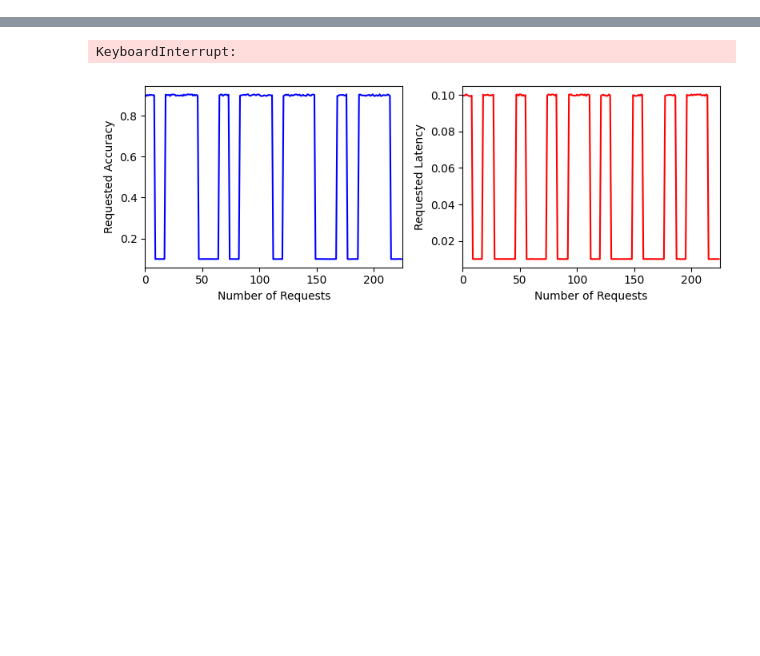
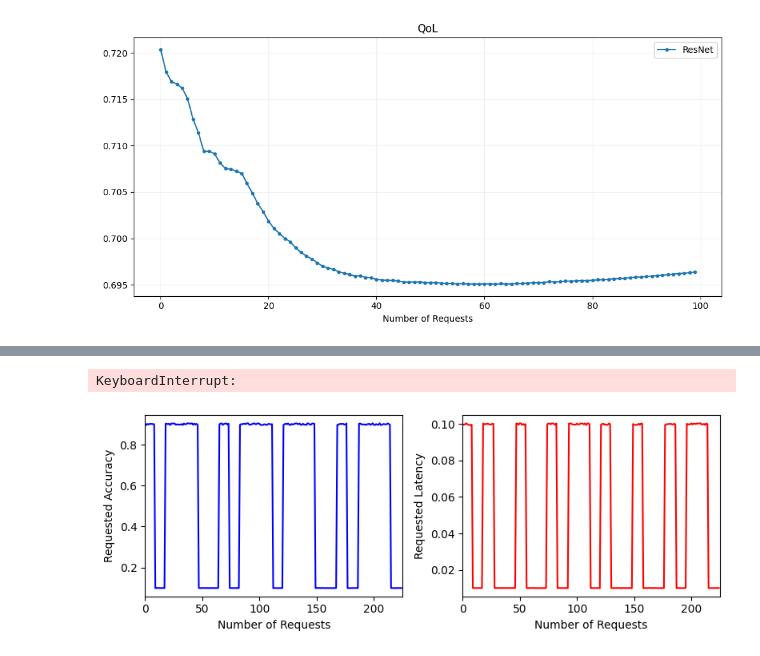
Before and after one commit to Data-to-Insight-Center/ckn-edge, a Jupyter notebook: scratch.ipynb, the cells around one changed output, grey strips where cells are left out. Saved outputs shown, nothing was run; the diff lists cells and outputs as text; code cells hidden in the pictures; blank space fills up the shorter version.

```diff
--- a/scratch.ipynb
+++ b/scratch.ipynb
@@ -25,0 +23,17 @@ Total time: 6.019483566284173
+# %%
+plt.figure(figsize=(10, 5))
+
+perf_df = pd.read_csv(f"ResNet_performance_100.csv")
+plt.plot(perf_df["Delay_QoE"], linestyle='-', marker='.', label="ResNet")
+
+# perf_df = pd.read_csv(f"MobileNet_performance_100.csv")
+# plt.plot(perf_df["Delay_QoE"], linestyle='-', marker='.', label="MobileNet")
+
+plt.title("QoL")
+plt.xlabel('Number of Requests')
+plt.legend()
+plt.grid(alpha=0.2)
+plt.tight_layout()
+plt.show()
+# %% [output]
+[figure, added]
```
Also changed, not shown: parts of 3 cells of this notebook, 45 other files.
